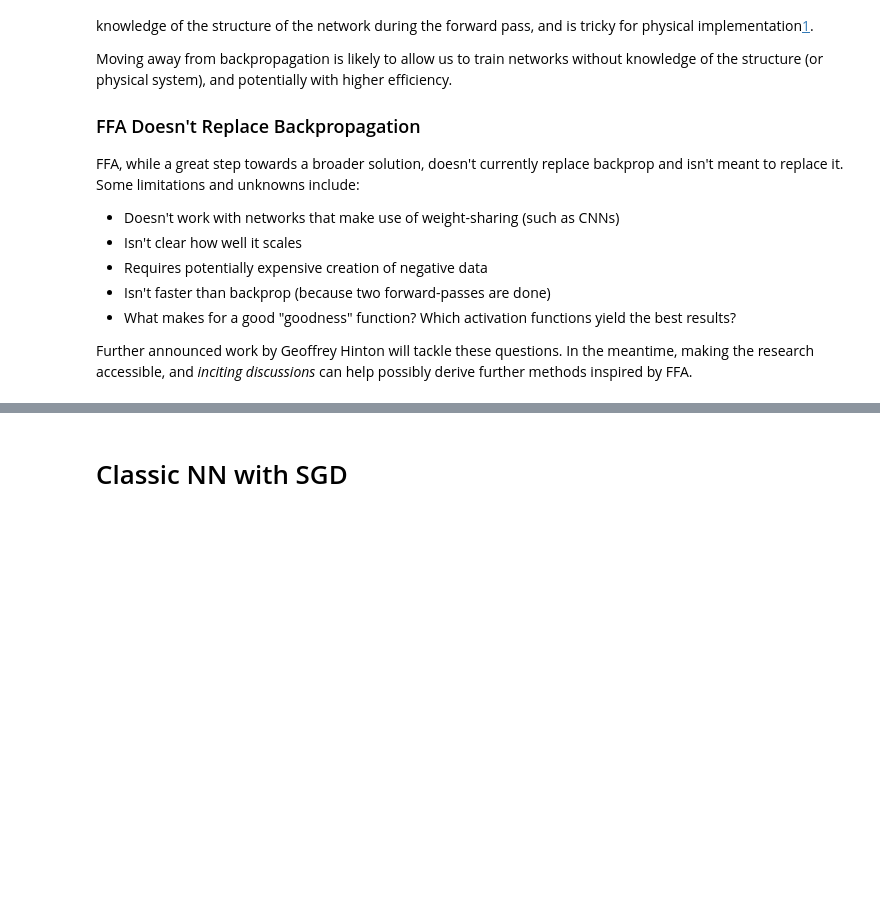
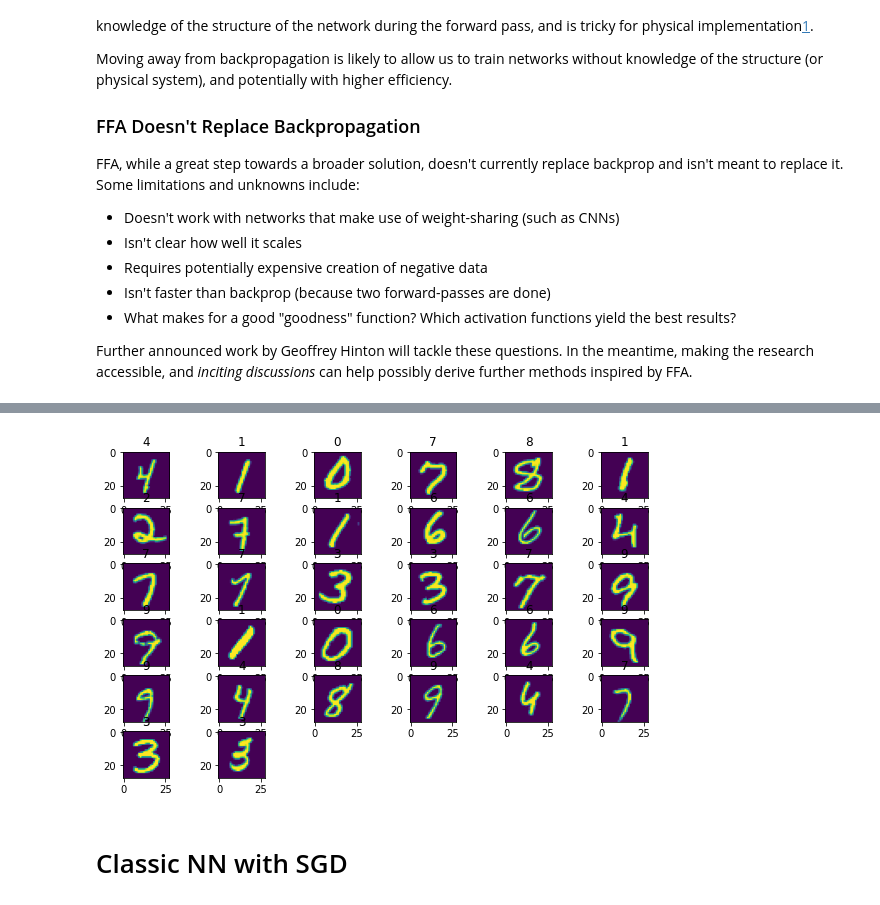
Before and after one commit to DavidLandup0/TF-Forward-Forward-Algorithm, a Jupyter notebook: FFA.ipynb, the cells around one changed output, grey strips where cells are left out. Drawn from its saved outputs; the diff is of its cells as text; code cells hidden in the pictures; blank space fills up the shorter version.

```diff
--- a/FFA.ipynb
+++ b/FFA.ipynb
@@ -56,7 +58,12 @@ import numpy as np
 To enable them in other operations, rebuild TensorFlow with the appropriate compiler flags.
 # %%
-(x_train, y_train), (x_test, y_test) = tf.keras.datasets.mnist.load_data()
-x_train, x_test = x_train / 255.0, x_test / 255.0
+(train_set, test_set), info = tfds.load("mnist",
+                                           split=["train", "test"],
+                                           as_supervised=True, with_info=True)
 
-x_train = x_train[..., tf.newaxis].astype("float32")
-x_test = x_test[..., tf.newaxis].astype("float32")
+def preprocess(img, label):
+    img = tf.cast(img, tf.float32)
+    return img/255.0, label
+
+train_set = train_set.map(preprocess).batch(32)
+test_set = test_set.map(preprocess).batch(32)
@@ -62,0 +73,11 @@ x_test = x_test[..., tf.newaxis].astype("float32")
+# %%
+import matplotlib.pyplot as plt
+
+fig = plt.figure(figsize=(10, 6))
+
+for image_batch, label_batch in train_set.take(1):
+    for index, image in enumerate(image_batch):
+        ax = fig.add_subplot(6,6,index+1)
+        ax.imshow(image)
+        ax.set_title(label_batch[index].numpy())
+# %% [output]
@@ -63,3 +85,4 @@ x_test = x_test[..., tf.newaxis].astype("float32")
+[figure, added]
 # %% [markdown]
 # Classic NN with SGD
 # %% [markdown]
```
Also changed, not shown: parts of 9 cells of this notebook.
